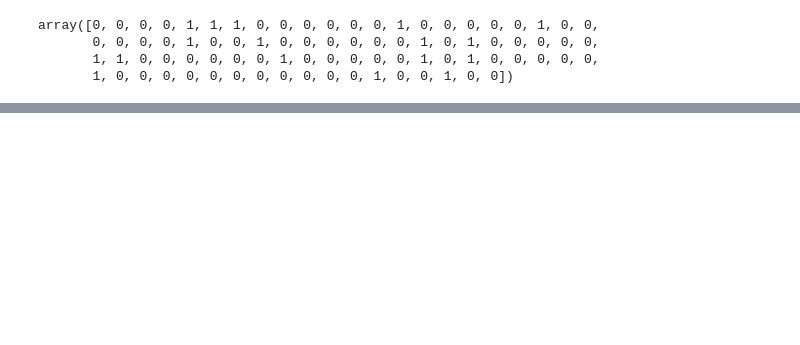
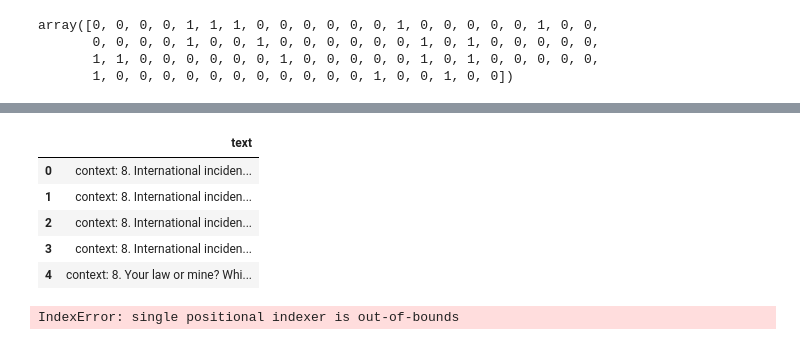
Before and after one commit to bathiya-94/semEval2024Task_05, a Jupyter notebook: Task_with_simple_transformers.ipynb, the cells around one changed output, grey strips where cells are left out. Drawn from its saved outputs; the diff is of its cells as text; code cells hidden in the pictures; blank space fills up the shorter version.

```diff
--- a/Task_with_simple_transformers.ipynb
+++ b/Task_with_simple_transformers.ipynb
@@ -212,0 +232,13 @@ np.savetxt("output.csv", combined, delimiter=",", header="idx,baseline",  fmt='%
+# %%
+test_df.head()
+# %% [output]
+|  | text |
+| 0 | context: 8. International inciden... |
+| 1 | context: 8. International inciden... |
+| 2 | context: 8. International inciden... |
+| 3 | context: 8. International inciden... |
+| 4 | context: 8. Your law or mine? Whi... |
+# %%
+result_test, model_outputs_test, wrong_predictions_test = model.eval_model(test_df)
+# %% [output]
+IndexError: single positional indexer is out-of-bounds
```
Also changed, not shown: parts of 18 cells of this notebook.
